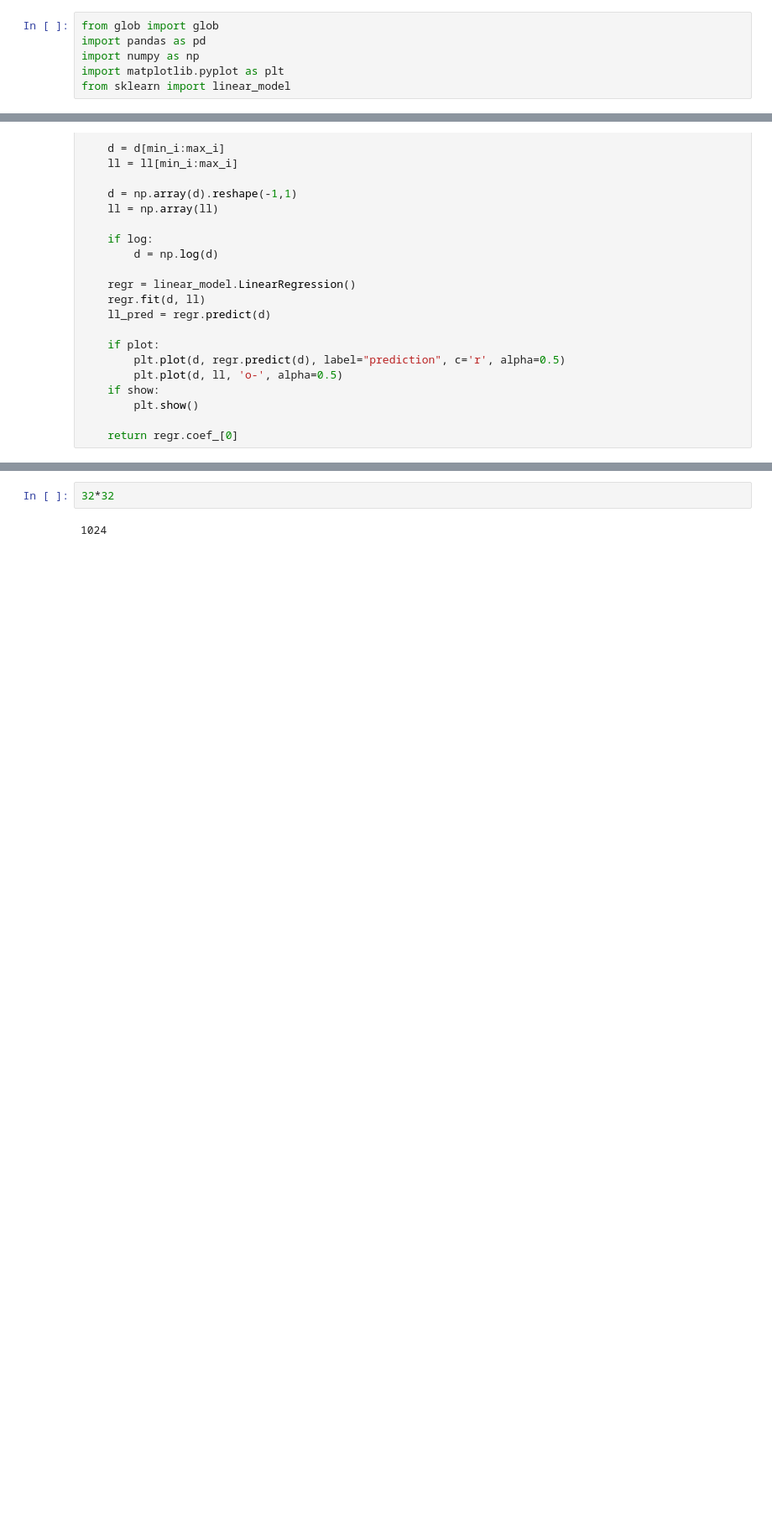
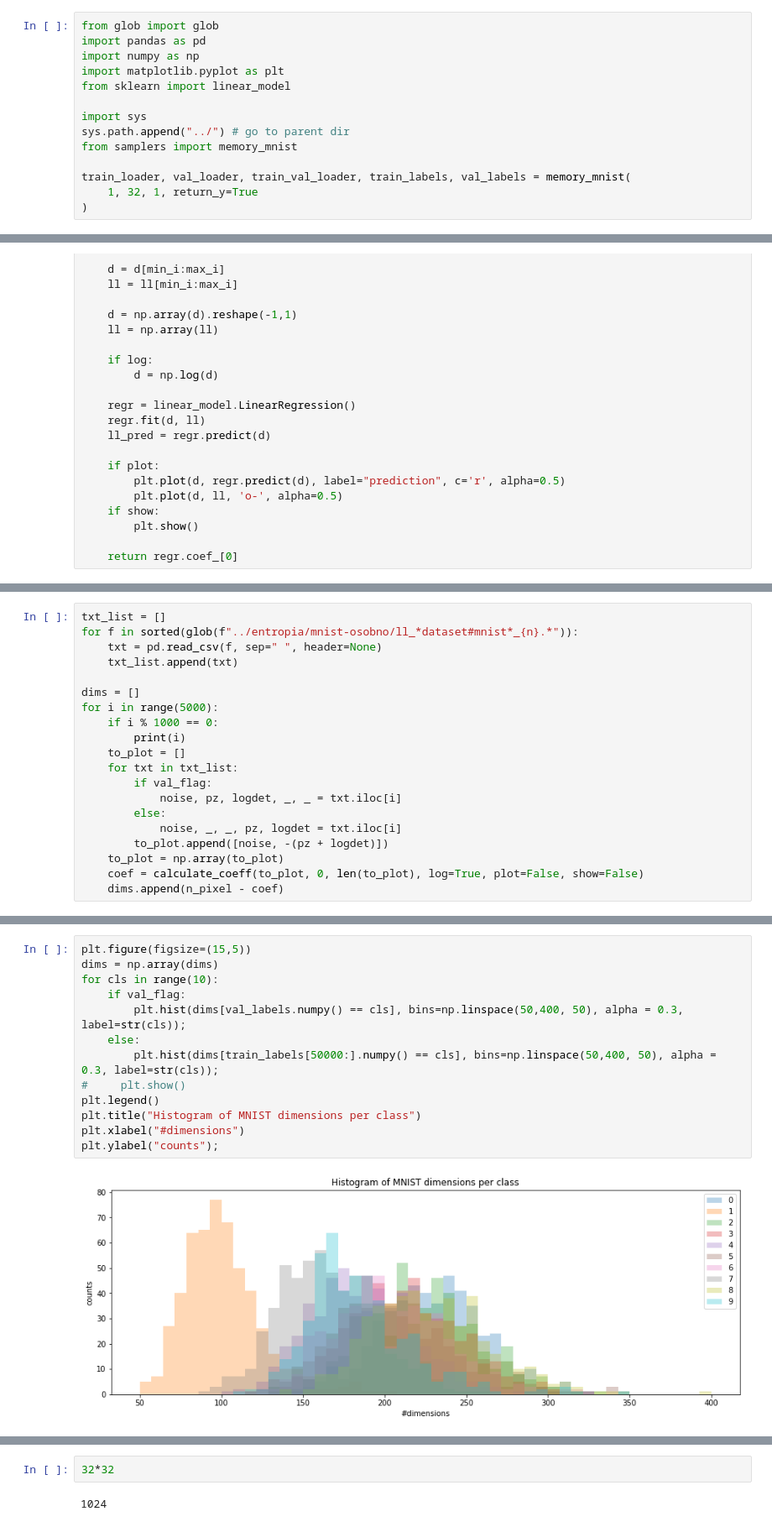
Before and after one commit to rosinality/glow-pytorch, a Jupyter notebook: notebooks/coeff.ipynb, the cells around one changed output, grey strips where cells are left out. Shown at 84% size. Drawn from its saved outputs; the diff is of its cells as text; blank space fills up the shorter version.

```diff
--- a/notebooks/coeff.ipynb
+++ b/notebooks/coeff.ipynb
@@ -4,6 +4,14 @@ import pandas as pd
 import numpy as np
 import matplotlib.pyplot as plt
 from sklearn import linear_model
+
+import sys
+sys.path.append("../") # go to parent dir
+from samplers import memory_mnist
+
+train_loader, val_loader, train_val_loader, train_labels, val_labels = memory_mnist(
+    1, 32, 1, return_y=True
+)
 # %%
 def calculate_coeff(data, min_i, max_i, log=False, plot=False, show=True):
     data = np.array(data)
@@ -32,0 +83,20 @@ def calculate_coeff(data, min_i, max_i, log=False, plot=False, show=True):
+# %%
+txt_list = []
+for f in sorted(glob(f"../entropia/mnist-osobno/ll_*dataset#mnist*_{n}.*")):
+    txt = pd.read_csv(f, sep=" ", header=None)
+    txt_list.append(txt)
+
+dims = []
+for i in range(5000):
+    if i % 1000 == 0:
+        print(i)
+    to_plot = []
+    for txt in txt_list:
+        if val_flag:
+            noise, pz, logdet, _, _ = txt.iloc[i]
+        else:
+            noise, _, _, pz, logdet = txt.iloc[i]
+        to_plot.append([noise, -(pz + logdet)])
+    to_plot = np.array(to_plot)
+    coef = calculate_coeff(to_plot, 0, len(to_plot), log=True, plot=False, show=False)
+    dims.append(n_pixel - coef)
@@ -32,0 +109,15 @@ def calculate_coeff(data, min_i, max_i, log=False, plot=False, show=True):
+# %%
+plt.figure(figsize=(15,5))
+dims = np.array(dims)
+for cls in range(10):
+    if val_flag:
+        plt.hist(dims[val_labels.numpy() == cls], bins=np.linspace(50,400, 50), alpha = 0.3, label=str(cls));
+    else:
+        plt.hist(dims[train_labels[50000:].numpy() == cls], bins=np.linspace(50,400, 50), alpha = 0.3, label=str(cls));
+#     plt.show()
+plt.legend()
+plt.title("Histogram of MNIST dimensions per class")
+plt.xlabel("#dimensions")
+plt.ylabel("counts");
+# %% [output]
+[figure, added]
```
Also changed, not shown: parts of 8 cells of this notebook, 3 other files.
